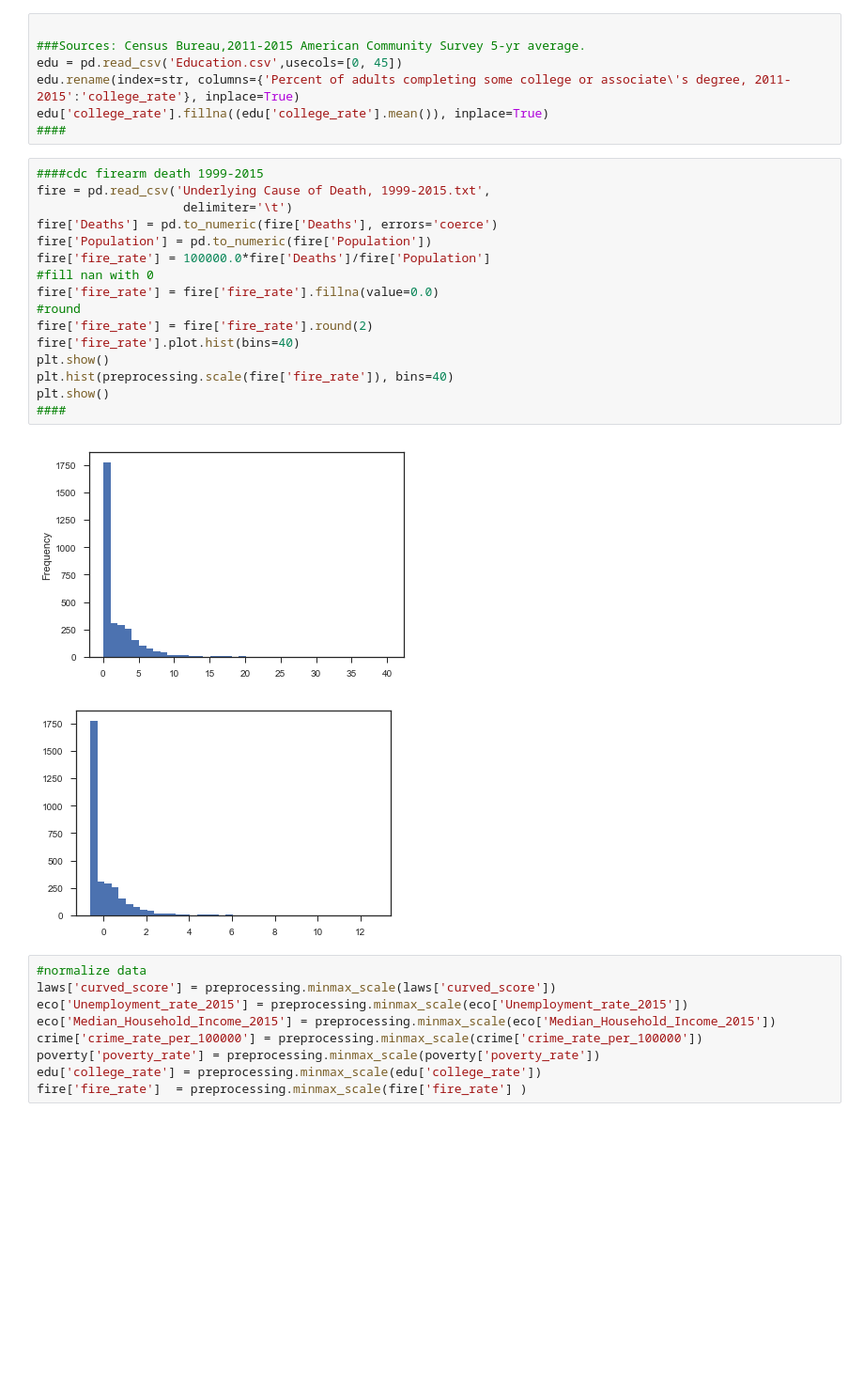
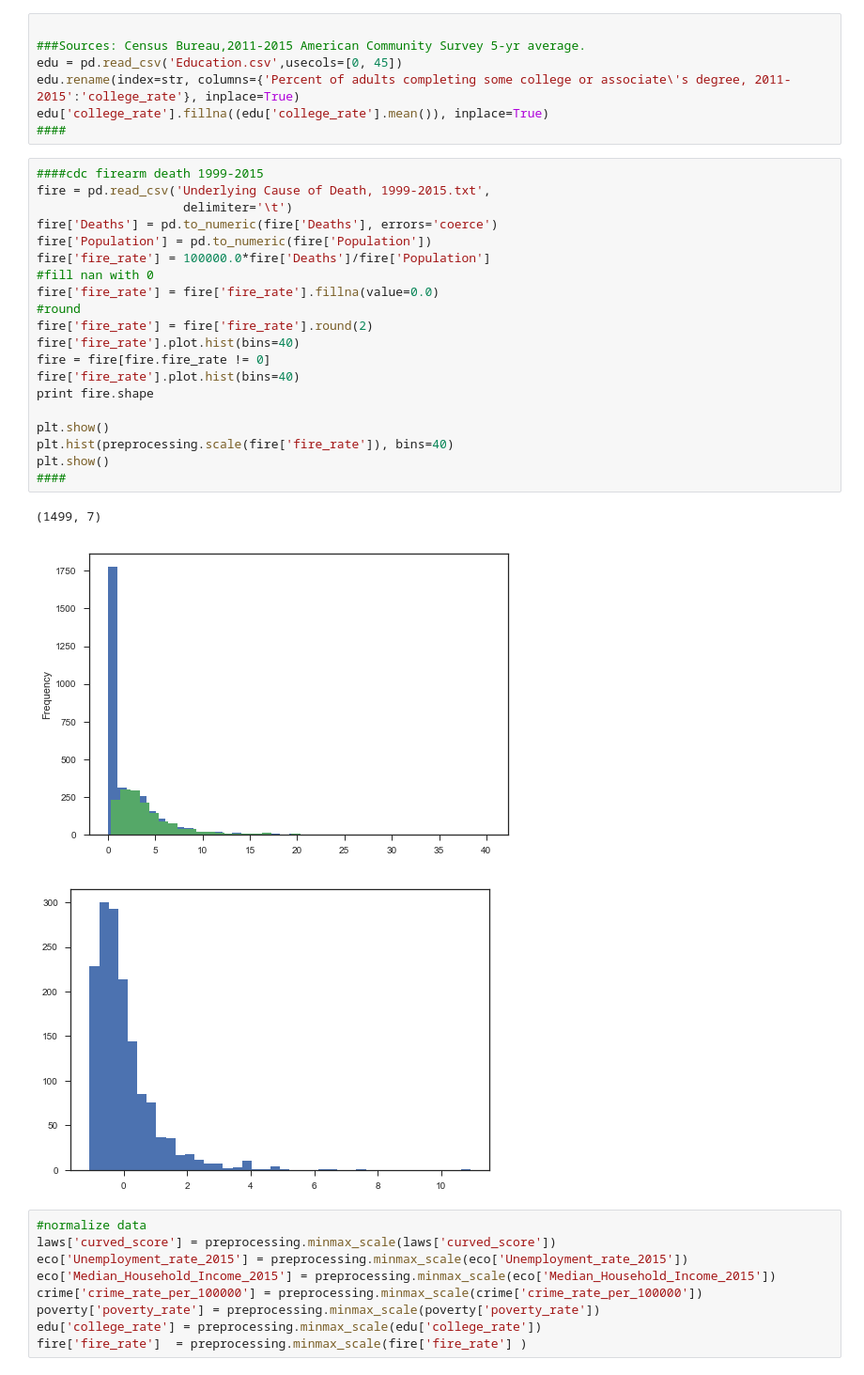
Before and after one commit to xinbian/gunViolence, a Jupyter notebook: gunViolence.ipynb, the cells around one changed output. Shown: that part at 94% size. Cells and saved outputs as stored; diff of their text form; blank space fills up the shorter version.

```diff
--- a/gunViolence.ipynb
+++ b/gunViolence.ipynb
@@ -96,22 +96,27 @@ edu['college_rate'].fillna((edu['college_rate'].mean()), inplace=True)
 # %%
 ####cdc firearm death 1999-2015
 fire = pd.read_csv('Underlying Cause of Death, 1999-2015.txt',
                     delimiter='\t')
 fire['Deaths'] = pd.to_numeric(fire['Deaths'], errors='coerce')
 fire['Population'] = pd.to_numeric(fire['Population'])
 fire['fire_rate'] = 100000.0*fire['Deaths']/fire['Population']
 #fill nan with 0
 fire['fire_rate'] = fire['fire_rate'].fillna(value=0.0)
 #round
 fire['fire_rate'] = fire['fire_rate'].round(2)
 fire['fire_rate'].plot.hist(bins=40)
+fire = fire[fire.fire_rate != 0]
+fire['fire_rate'].plot.hist(bins=40)
+print fire.shape
+
 plt.show()
 plt.hist(preprocessing.scale(fire['fire_rate']), bins=40)
 plt.show()
 ####
 # %% [output]
+(1499, 7)
-[figure, old version]
+[figure, new version]
-[figure, old version]
+[figure, new version]
 # %%
 #normalize data
 laws['curved_score'] = preprocessing.minmax_scale(laws['curved_score'])
```
Also changed, not shown: parts of 33 cells of this notebook, 16 other files.
